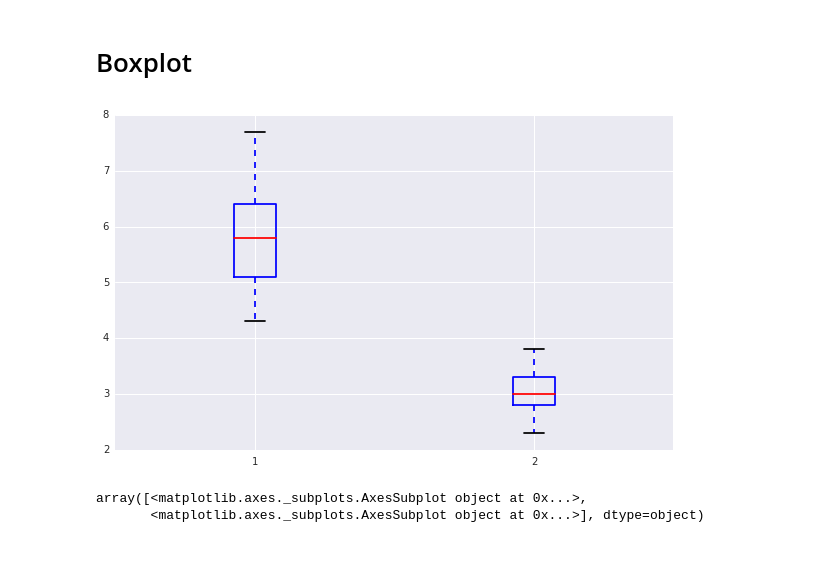
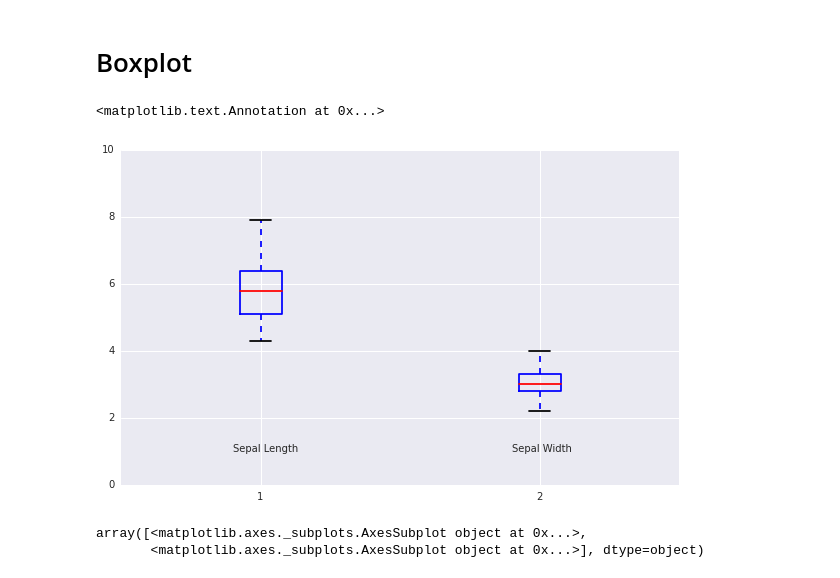
Before and after one commit to alexisperrier/gads, a Jupyter notebook: 03_statistics_fundamentals/py/Statistics Fundamentals.ipynb, the cells around one changed output. Saved outputs shown, nothing was run; the diff lists cells and outputs as text; code cells hidden in the pictures.

```diff
--- a/03_statistics_fundamentals/py/Statistics Fundamentals.ipynb
+++ b/03_statistics_fundamentals/py/Statistics Fundamentals.ipynb
@@ -70,10 +73,14 @@ sns.corrplot(df) # compute and plot the pair-wise correlations
 # %%
 # Matplotlib
 
 fig, ax = plt.subplots(figsize=(10, 6))
 plt.subplot(111)
-plt.boxplot( [df['sepal_length'], df['sepal_width'] ], whis=1.0, showfliers = False )
+plt.boxplot( [df['sepal_length'], df['sepal_width'] ]);
+plt.ylim(0,10)
+plt.annotate("Sepal Length", xy=(0.9,1))
+plt.annotate("Sepal Width", xy=(1.9,1))
 # %% [output]
+<matplotlib.text.Annotation at 0x...>
-[figure, old version]
+[figure, new version]
 # %%
 # Pandas
```
Also changed, not shown: parts of 7 cells of this notebook, 2 other files.
